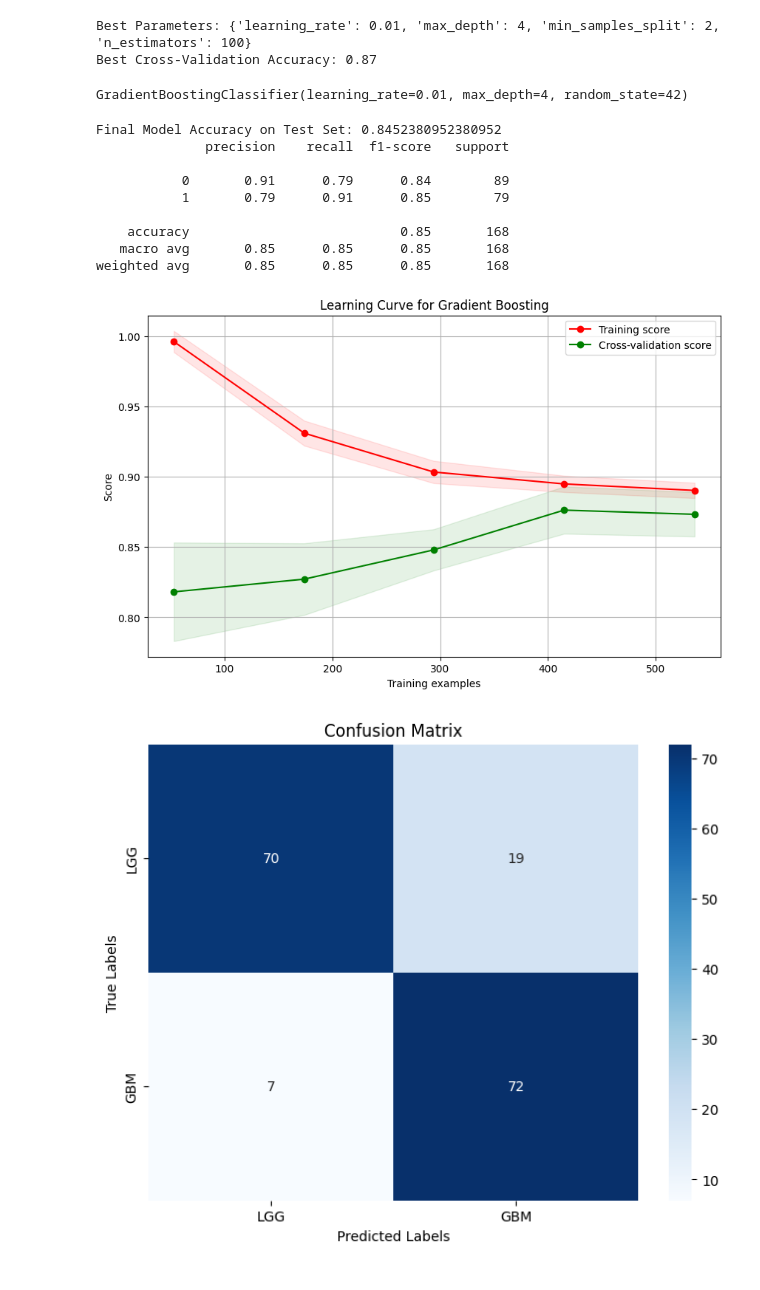
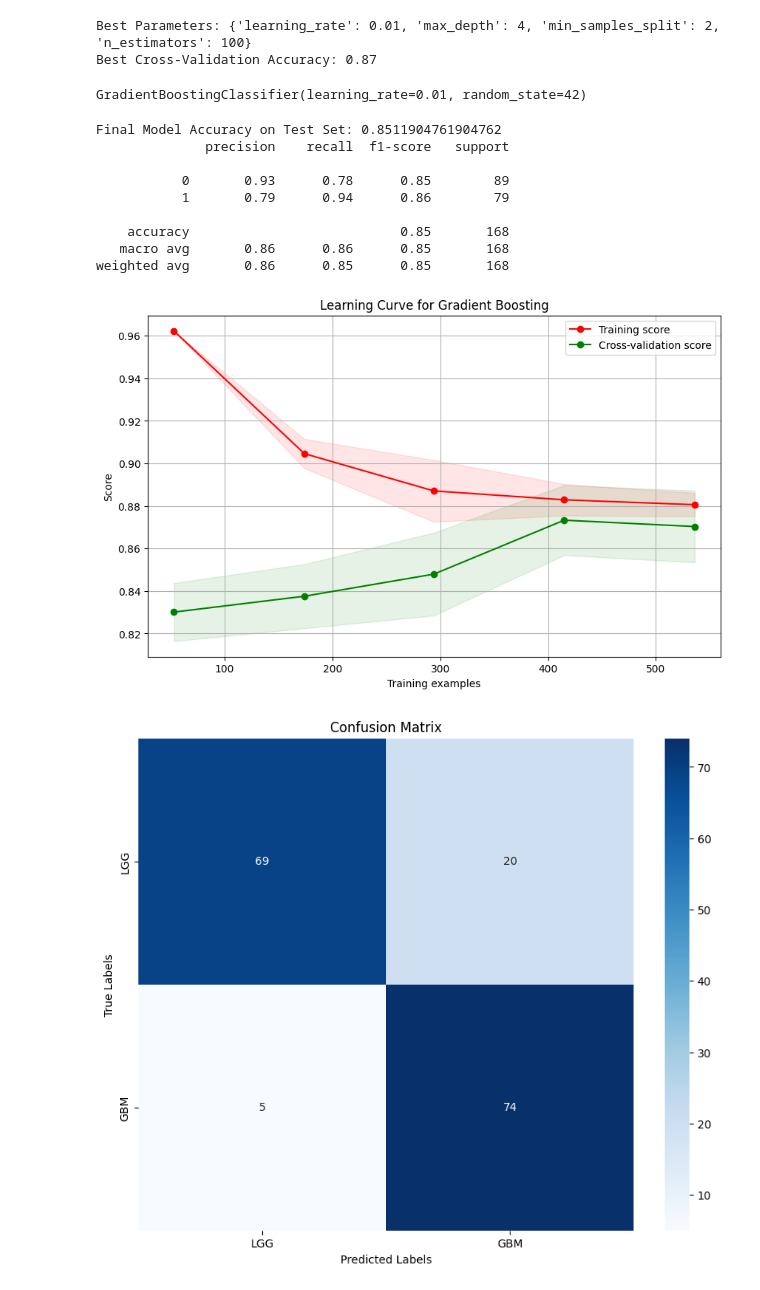
Before and after one commit to JacquelineMartinez-git/ml-gbm-prediction-capstone, a Jupyter notebook: GBM_Risk_Prediction_ML.ipynb, the cells around one changed output. Cells and saved outputs as stored; diff of their text form; code cells hidden in the pictures.

```diff
--- a/GBM_Risk_Prediction_ML.ipynb
+++ b/GBM_Risk_Prediction_ML.ipynb
@@ -314,7 +326,7 @@ from sklearn.ensemble import GradientBoostingClassifier
 # Initialize the Gradient Boosting Classifier with the best parameters
 gb_final = GradientBoostingClassifier(
     learning_rate=0.01,
-    max_depth=4,
+    max_depth=3, #kept max_depth=3 from original model. max_depth=4 decreased accuracy
     min_samples_split=2,
     n_estimators=100,
     random_state=42
@@ -323,7 +335,7 @@ gb_final = GradientBoostingClassifier(
 # Train the model on the full training data
 gb_final.fit(X_train_scaled, y_train)
 # %% [output]
-GradientBoostingClassifier(learning_rate=0.01, max_depth=4, random_state=42)
+GradientBoostingClassifier(learning_rate=0.01, random_state=42)
 # %%
 # Evaluating Performance of Trained Gradient Boosting Classifier
 
@@ -336,15 +348,15 @@ y_pred_final = gb_final.predict(X_test_scaled)
 print("Final Model Accuracy on Test Set:", accuracy_score(y_test, y_pred_final))
 print(classification_report(y_test, y_pred_final))
 # %% [output]
-Final Model Accuracy on Test Set: 0.8452380952380952
+Final Model Accuracy on Test Set: 0.8511904761904762
               precision    recall  f1-score   support
 
-           0       0.91      0.79      0.84        89
-           1       0.79      0.91      0.85        79
+           0       0.93      0.78      0.85        89
+           1       0.79      0.94      0.86        79
 
     accuracy                           0.85       168
-   macro avg       0.85      0.85      0.85       168
-weighted avg       0.85      0.85      0.85       168
+   macro avg       0.86      0.86      0.85       168
+weighted avg       0.86      0.85      0.85       168
 # %%
 # Checking for Overfitting
 
@@ -352,14 +364,6 @@ import numpy as np
 import matplotlib.pyplot as plt
 from sklearn.model_selection import learning_curve
 from sklearn.ensemble import GradientBoostingClassifier
-
-gb_final = GradientBoostingClassifier(
-    learning_rate=0.01,
-    max_depth=4,
-    min_samples_split=2,
-    n_estimators=100,
-    random_state=42
-)
 
 def plot_learning_curve(estimator, title, X, y, ylim=None, cv=None, n_jobs=None, train_sizes=np.linspace(.1, 1.0, 5)):
     plt.figure(figsize=(10, 6))
@@ -393,23 +397,23 @@ def plot_learning_curve(estimator, title, X, y, ylim=None, cv=None, n_jobs=None,
 plot_learning_curve(gb_final, "Learning Curve for Gradient Boosting", X_train_scaled, y_train, cv=5, n_jobs=4)
 plt.show()
 # %% [output]
-[figure, old version]
+[figure, new version]
 # %%
 import matplotlib.pyplot as plt
 import seaborn as sns
 from sklearn.metrics import confusion_matrix
 
 # Plotting Confusion Matrix
 
 cm = confusion_matrix(y_test, y_pred_final)
 
-plt.figure(figsize=(8,6))
+plt.figure(figsize=(10,8))
 sns.heatmap(cm, annot=True, fmt="d", cmap='Blues', xticklabels=['LGG', 'GBM'], yticklabels=['LGG', 'GBM'])
 plt.xlabel('Predicted Labels')
 plt.ylabel('True Labels')
 plt.title('Confusion Matrix')
 plt.show()
 # %% [output]
-[figure, old version]
+[figure, new version]
 # %%
 from sklearn.metrics import roc_curve, auc
```
Also changed, not shown: parts of 9 cells of this notebook.
